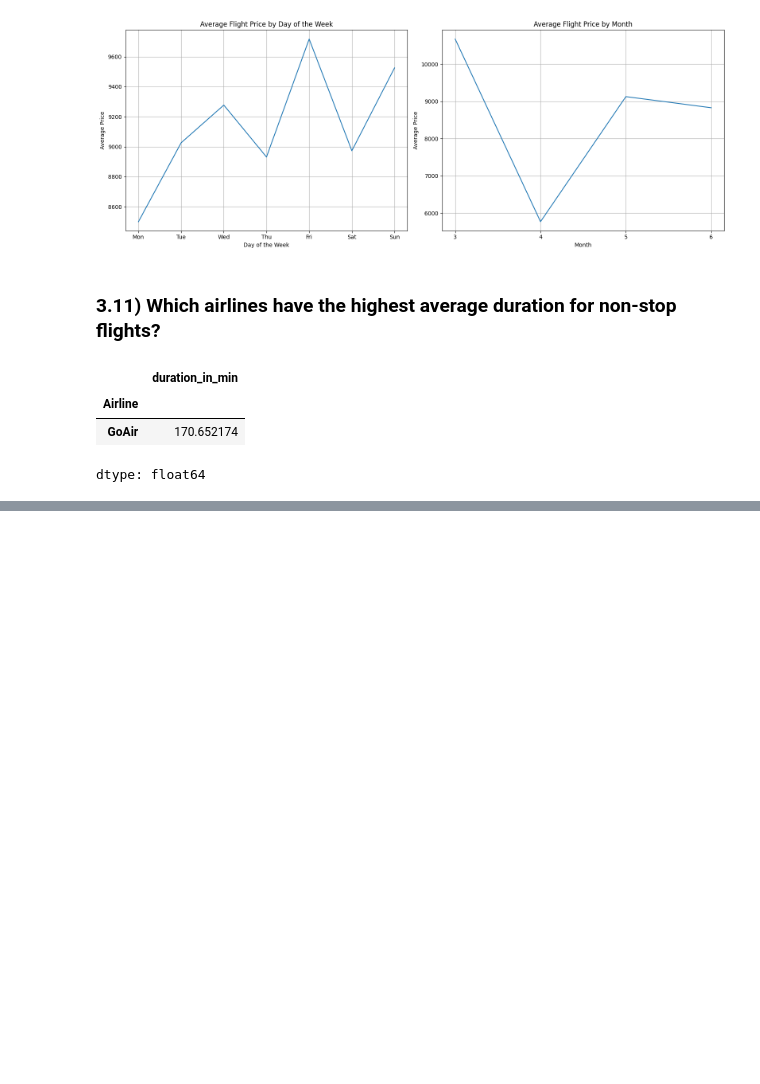
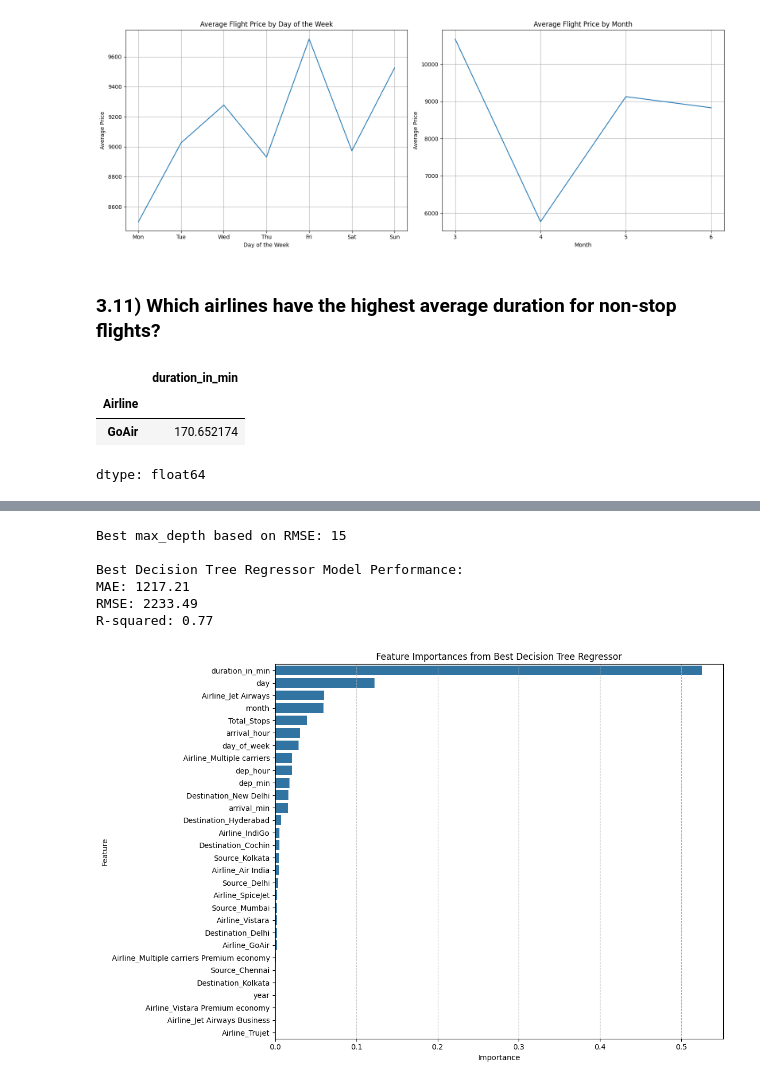
Before and after one commit to DeVs2611/Flight_Price_Data_Analysis_using_Python, a Jupyter notebook: Flight_Price.ipynb, the cells around one changed output, grey strips where cells are left out. Saved outputs shown, nothing was run; the diff lists cells and outputs as text; code cells hidden in the pictures; blank space fills up the shorter version.

```diff
--- a/Flight_Price.ipynb
+++ b/Flight_Price.ipynb
@@ -744,0 +894,50 @@ dtype: float64
+# %%
+from sklearn.metrics import mean_absolute_error, r2_score
+
+# 4. Identify the max_depth value that yielded the lowest RMSE
+best_max_depth = min(rmse_scores, key=rmse_scores.get)
+print(f"Best max_depth based on RMSE: {best_max_depth}")
+
+# 5. Instantiate a new DecisionTreeRegressor with the best max_depth
+best_dt_regressor = DecisionTreeRegressor(max_depth=best_max_depth, min_samples_leaf=5, random_state=42)
+
+# 6. Fit this best model to the training data
+best_dt_regressor.fit(X_train, y_train)
+
+# 7. Make predictions on the test set using the best model
+y_pred_best_dt = best_dt_regressor.predict(X_test)
+
+# 8. Calculate and print the evaluation metrics for the best model
+mae_best_dt = mean_absolute_error(y_test, y_pred_best_dt)
+rmse_best_dt = np.sqrt(mean_squared_error(y_test, y_pred_best_dt))
+r2_best_dt = r2_score(y_test, y_pred_best_dt)
+
+print("\nBest Decision Tree Regressor Model Performance:")
+print(f"MAE: {mae_best_dt:.2f}")
+print(f"RMSE: {rmse_best_dt:.2f}")
+print(f"R-squared: {r2_best_dt:.2f}")
+
+# 9. Extract feature importances
+feature_importances = best_dt_regressor.feature_importances_
+feature_names = X.columns
+
+# Create a pandas Series for easier plotting
+importance_series = pd.Series(feature_importances, index=feature_names).sort_values(ascending=False)
+
+# 10. Create a bar chart of feature importances
+plt.figure(figsize=(12, 8))
+sns.barplot(x=importance_series.values, y=importance_series.index)
+plt.title('Feature Importances from Best Decision Tree Regressor')
+plt.xlabel('Importance')
+plt.ylabel('Feature')
+plt.grid(axis='x', linestyle='--')
+plt.tight_layout()
+plt.show()
+# %% [output]
+Best max_depth based on RMSE: 15
+
+Best Decision Tree Regressor Model Performance:
+MAE: 1217.21
+RMSE: 2233.49
+R-squared: 0.77
+[figure, added]
```
Also changed, not shown: parts of 36 cells of this notebook.
